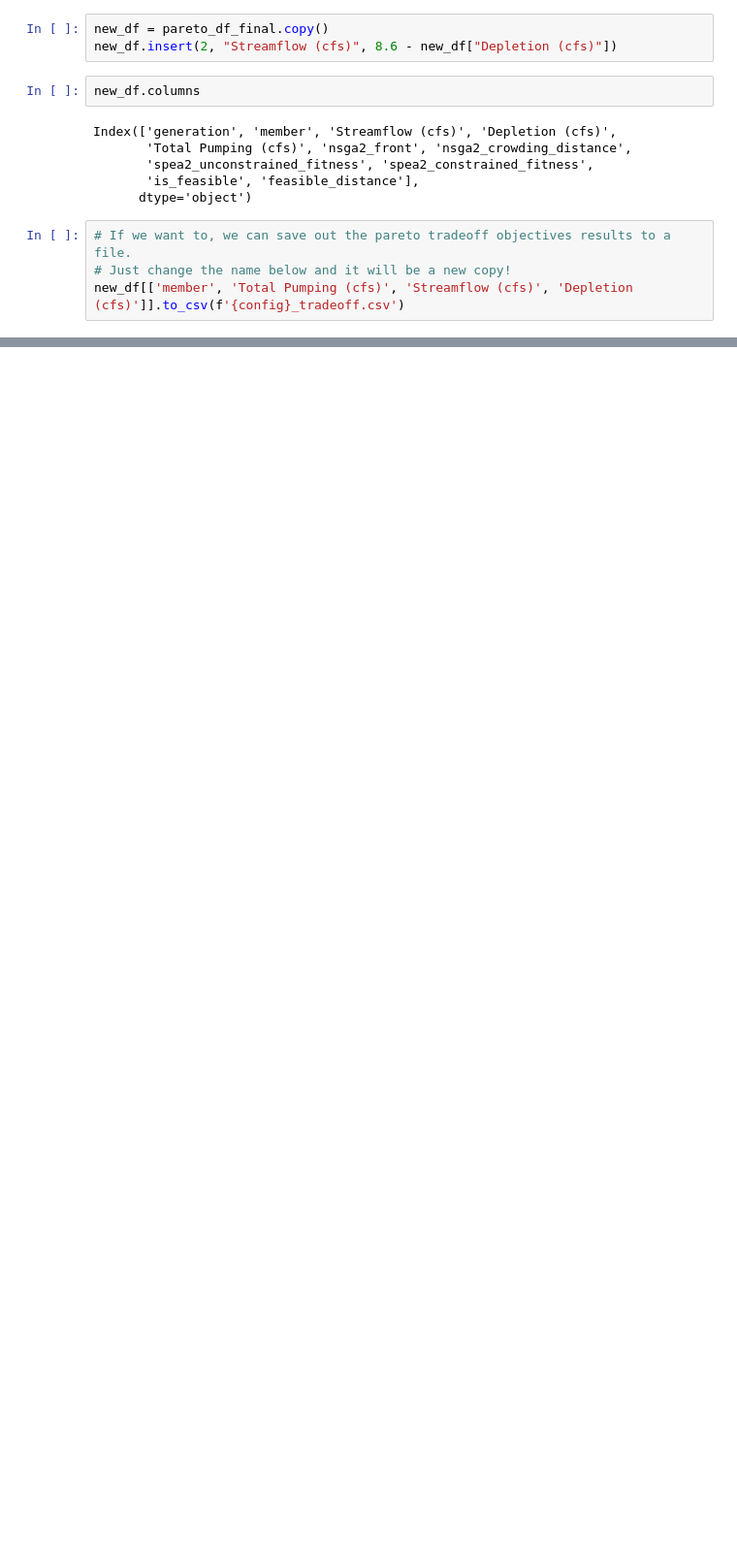
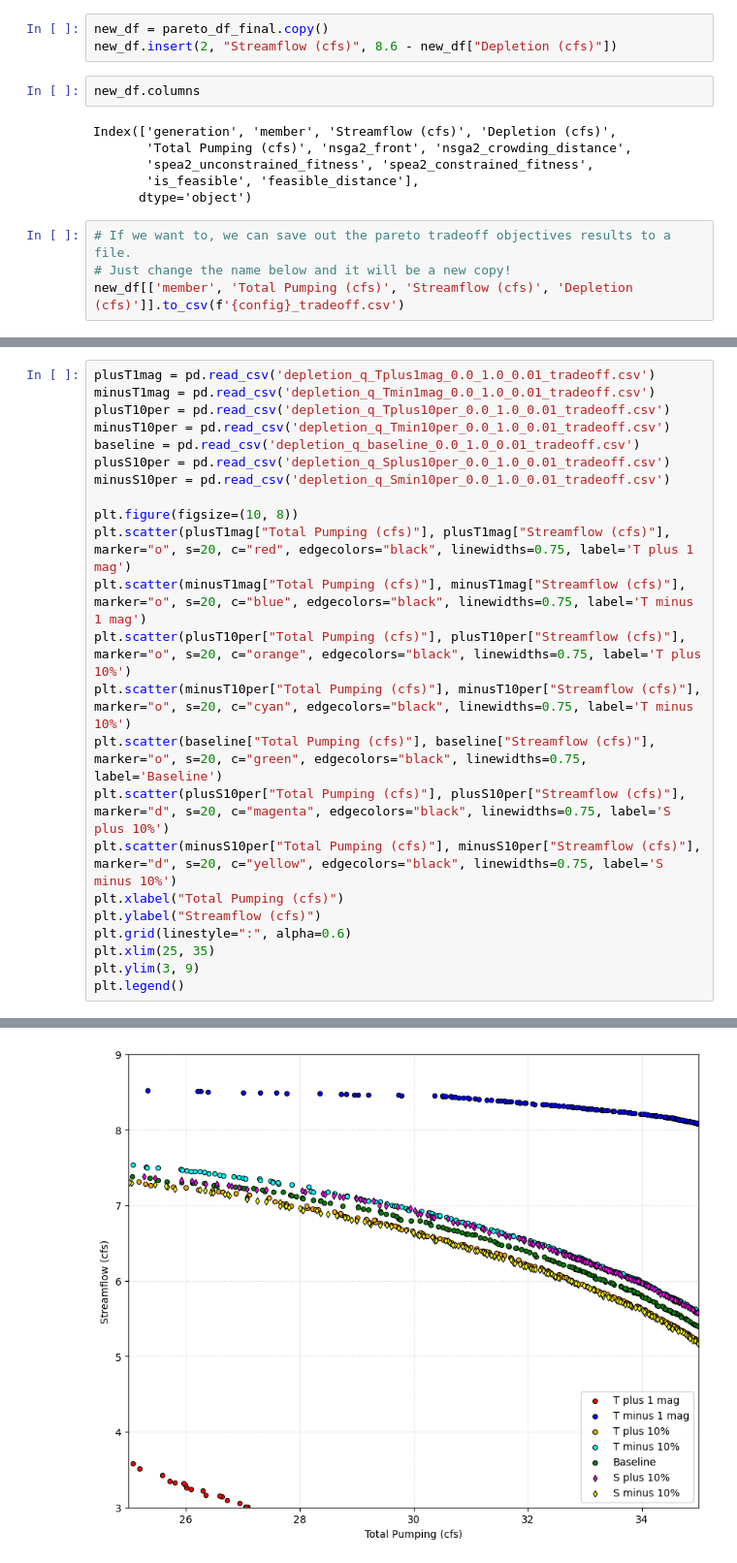
Before and after one commit to JessicaCarvalho007/LPR_redux, a Jupyter notebook: LPR_pycap_opt/notebooks/06_MOU_postprocess.ipynb, the cells around one changed output, grey strips where cells are left out. Shown at 97% size. Saved outputs shown, nothing was run; the diff lists cells and outputs as text; blank space fills up the shorter version.

```diff
--- a/LPR_pycap_opt/notebooks/06_MOU_postprocess.ipynb
+++ b/LPR_pycap_opt/notebooks/06_MOU_postprocess.ipynb
@@ -137,0 +139,24 @@ plt.show()
+# %%
+plusT1mag = pd.read_csv('depletion_q_Tplus1mag_0.0_1.0_0.01_tradeoff.csv')
+minusT1mag = pd.read_csv('depletion_q_Tmin1mag_0.0_1.0_0.01_tradeoff.csv')
+plusT10per = pd.read_csv('depletion_q_Tplus10per_0.0_1.0_0.01_tradeoff.csv')
+minusT10per = pd.read_csv('depletion_q_Tmin10per_0.0_1.0_0.01_tradeoff.csv')
+baseline = pd.read_csv('depletion_q_baseline_0.0_1.0_0.01_tradeoff.csv')
+plusS10per = pd.read_csv('depletion_q_Splus10per_0.0_1.0_0.01_tradeoff.csv')
+minusS10per = pd.read_csv('depletion_q_Smin10per_0.0_1.0_0.01_tradeoff.csv')
+
+plt.figure(figsize=(10, 8))
+plt.scatter(plusT1mag["Total Pumping (cfs)"], plusT1mag["Streamflow (cfs)"], marker="o", s=20, c="red", edgecolors="black", linewidths=0.75, label='T plus 1 mag')
+plt.scatter(minusT1mag["Total Pumping (cfs)"], minusT1mag["Streamflow (cfs)"], marker="o", s=20, c="blue", edgecolors="black", linewidths=0.75, label='T minus 1 mag')
+plt.scatter(plusT10per["Total Pumping (cfs)"], plusT10per["Streamflow (cfs)"], marker="o", s=20, c="orange", edgecolors="black", linewidths=0.75, label='T plus 10%')
+plt.scatter(minusT10per["Total Pumping (cfs)"], minusT10per["Streamflow (cfs)"], marker="o", s=20, c="cyan", edgecolors="black", linewidths=0.75, label='T minus 10%')
+plt.scatter(baseline["Total Pumping (cfs)"], baseline["Streamflow (cfs)"], marker="o", s=20, c="green", edgecolors="black", linewidths=0.75, label='Baseline')
+plt.scatter(plusS10per["Total Pumping (cfs)"], plusS10per["Streamflow (cfs)"], marker="d", s=20, c="magenta", edgecolors="black", linewidths=0.75, label='S plus 10%')
+plt.scatter(minusS10per["Total Pumping (cfs)"], minusS10per["Streamflow (cfs)"], marker="d", s=20, c="yellow", edgecolors="black", linewidths=0.75, label='S minus 10%')
+plt.xlabel("Total Pumping (cfs)")
+plt.ylabel("Streamflow (cfs)")
+plt.grid(linestyle=":", alpha=0.6)
+plt.xlim(25, 35)
+plt.ylim(3, 9)
+plt.legend()
+# %% [output]
@@ -137,0 +164 @@ plt.show()
+[figure, added]
```
Also changed, not shown: parts of 7 cells of this notebook, 2 other files.
